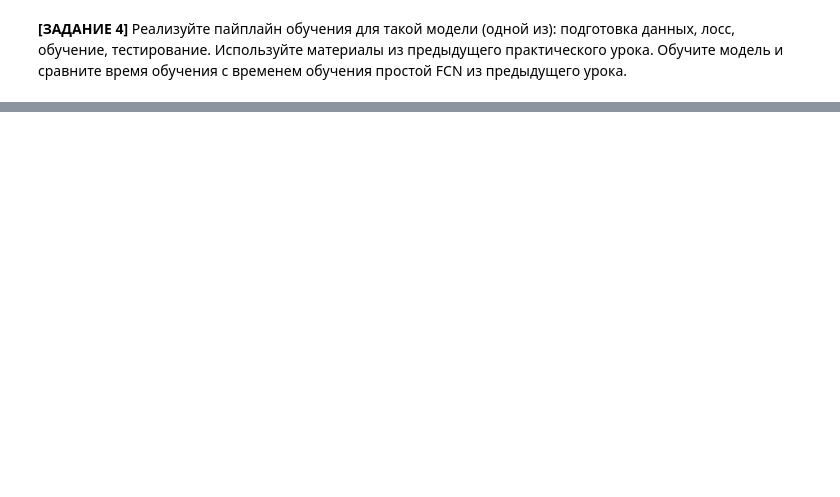
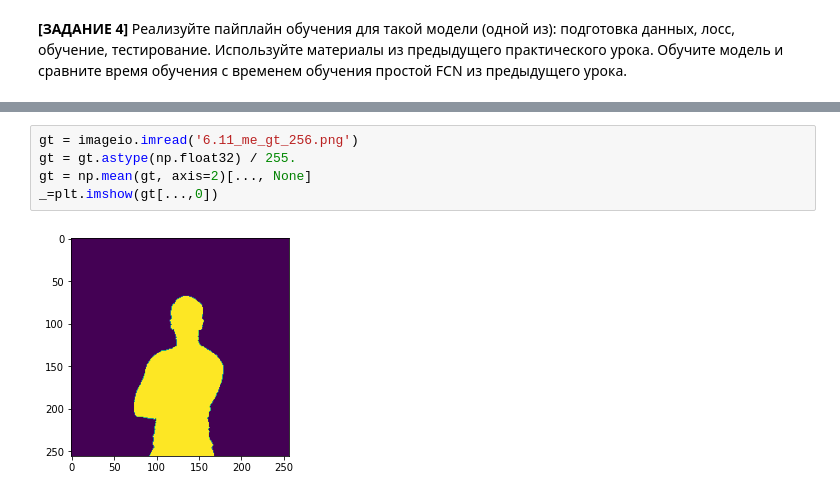
Before and after one commit to vsolodkyi/NeuralNetworks_SkillBox, a Jupyter notebook: module_7/Реализация_модернизированной_FCN_сети.ipynb, the cells around one changed output, grey strips where cells are left out. Saved outputs shown, nothing was run; the diff lists cells and outputs as text; blank space fills up the shorter version.

```diff
--- a/module_7/Реализация_модернизированной_FCN_сети.ipynb
+++ b/module_7/Реализация_модернизированной_FCN_сети.ipynb
@@ -80,0 +167,7 @@ model = Model()
+# %%
+gt = imageio.imread('6.11_me_gt_256.png')
+gt = gt.astype(np.float32) / 255.
+gt = np.mean(gt, axis=2)[..., None]
+_=plt.imshow(gt[...,0])
+# %% [output]
+[figure, added]
```
Also changed, not shown: parts of 10 cells of this notebook.
